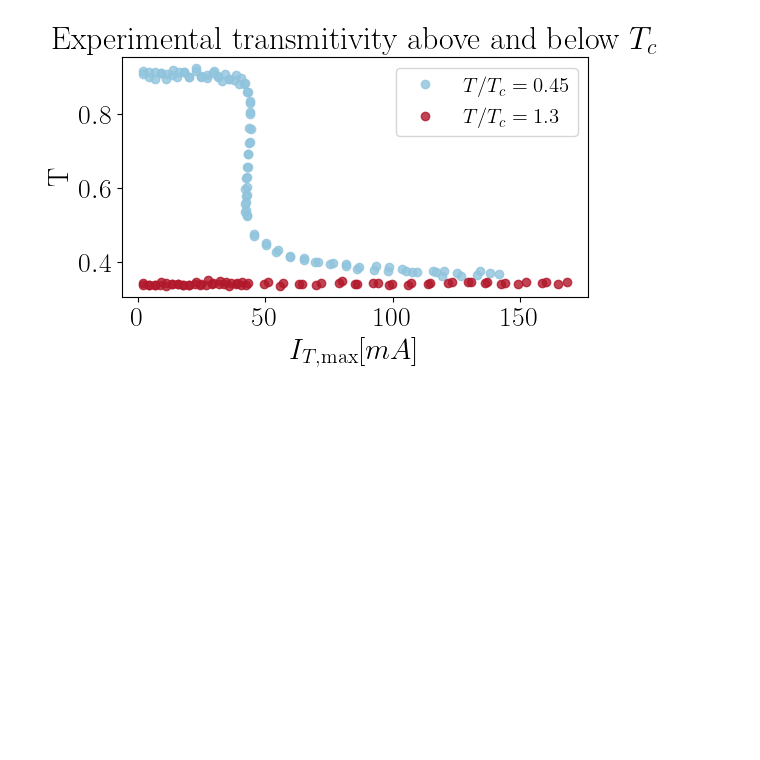
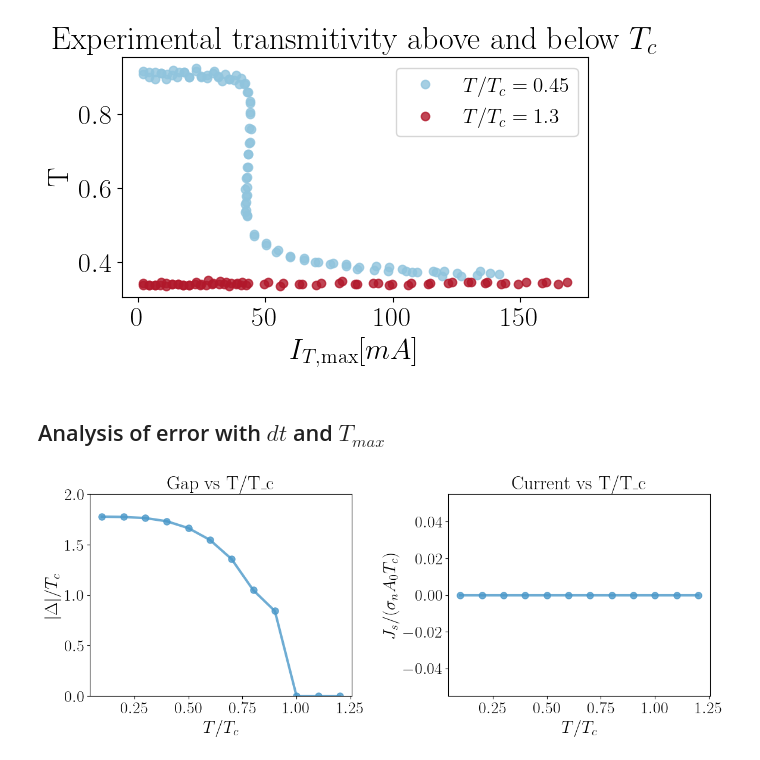
Before and after one commit to j-curtis/psBQP, a Jupyter notebook: visualize_results.ipynb, the cells around one changed output. Cells and saved outputs as stored; diff of their text form; code cells hidden in the pictures; blank space fills up the shorter version.

```diff
--- a/visualize_results.ipynb
+++ b/visualize_results.ipynb
@@ -276,3 +276,9 @@ fig, ax = plot_xy_data(
 )
 # %% [output]
 [figure]
+# %% [markdown]
+## Analysis of error with $dt$ and $T_{max}$
+# %%
+_ = plot_static_observables(timestamp='1788170477', parameter='temperature', colormap='Blues', save_plot=False, directory_job_index= 0, ylim_gap = [0.0,2.0])
+# %% [output]
+[figure, added]
```
Also changed, not shown: 6 other files.
